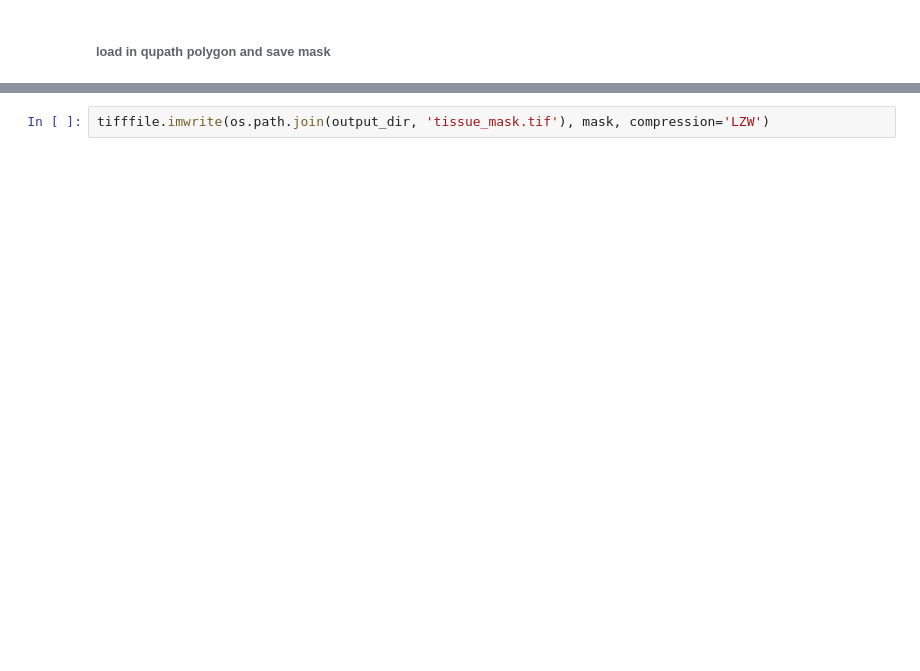
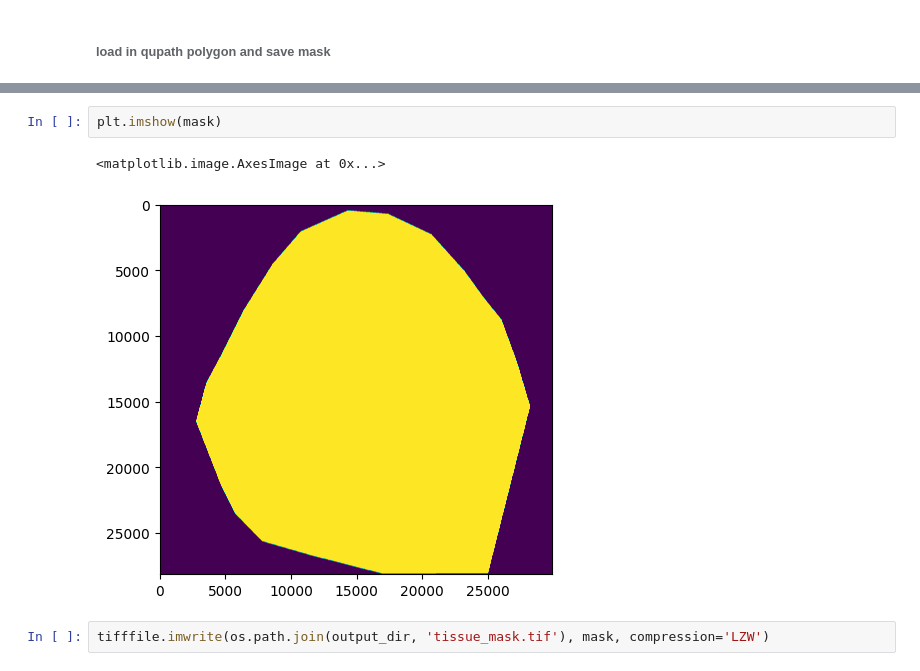
Before and after one commit to ding-lab/mushroom, a Jupyter notebook: notebooks/manuscript/submission_v1/step2_generate_tissue_mask.ipynb, the cells around one changed output, grey strips where cells are left out. Cells and saved outputs as stored; diff of their text form; blank space fills up the shorter version.

```diff
--- a/notebooks/manuscript/submission_v1/step2_generate_tissue_mask.ipynb
+++ b/notebooks/manuscript/submission_v1/step2_generate_tissue_mask.ipynb
@@ -750,2 +692,7 @@ for ax in axs:
+# %%
+plt.imshow(mask)
+# %% [output]
+<matplotlib.image.AxesImage at 0x...>
+[figure, added]
 # %%
 tifffile.imwrite(os.path.join(output_dir, 'tissue_mask.tif'), mask, compression='LZW')
```
Also changed, not shown: parts of 48 cells of this notebook, 5 other files.
